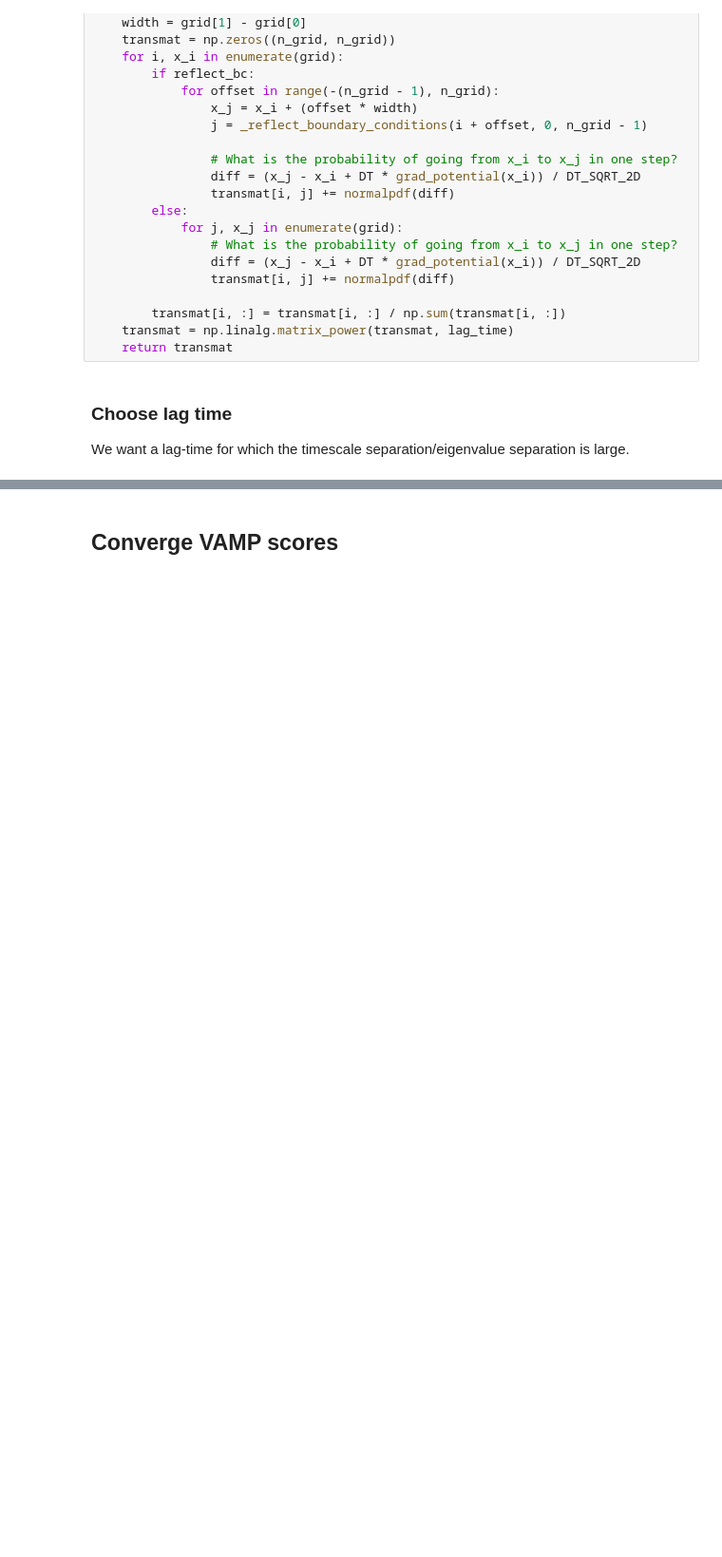
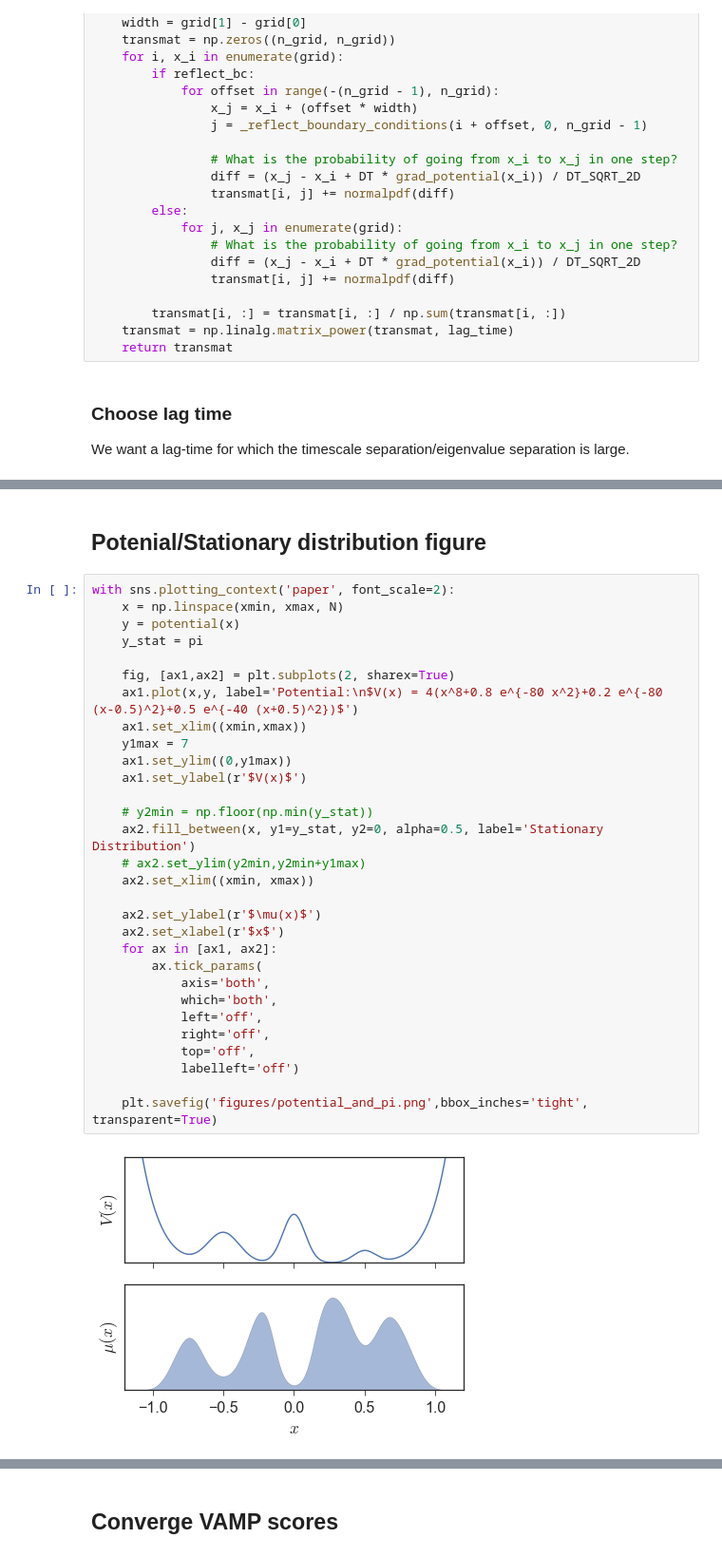
Before and after one commit to RobertArbon/four_well_analysis, a Jupyter notebook: QuadWell/QuadWell Exact Values.ipynb, the cells around one changed output, grey strips where cells are left out. Shown: that part at 95% size. Saved outputs shown, nothing was run; the diff lists cells and outputs as text; blank space fills up the shorter version.

```diff
--- a/QuadWell/QuadWell Exact Values.ipynb
+++ b/QuadWell/QuadWell Exact Values.ipynb
@@ -180,3 +170,37 @@ ax.set_xlabel(r'$\tau$')
+# %% [markdown]
+## Potenial/Stationary distribution figure
+# %%
+with sns.plotting_context('paper', font_scale=2):
+    x = np.linspace(xmin, xmax, N)
+    y = potential(x)
+    y_stat = pi
+
+    fig, [ax1,ax2] = plt.subplots(2, sharex=True)
+    ax1.plot(x,y, label='Potential:\n$V(x) = 4(x^8+0.8 e^{-80 x^2}+0.2 e^{-80 (x-0.5)^2}+0.5 e^{-40 (x+0.5)^2})$')
+    ax1.set_xlim((xmin,xmax))
+    y1max = 7
+    ax1.set_ylim((0,y1max))
+    ax1.set_ylabel(r'$V(x)$')
+
+    # y2min = np.floor(np.min(y_stat))
+    ax2.fill_between(x, y1=y_stat, y2=0, alpha=0.5, label='Stationary Distribution')
+    # ax2.set_ylim(y2min,y2min+y1max)
+    ax2.set_xlim((xmin, xmax))
+
+    ax2.set_ylabel(r'$\mu(x)$')
+    ax2.set_xlabel(r'$x$')
+    for ax in [ax1, ax2]:
+        ax.tick_params(
+            axis='both',
+            which='both',
+            left='off',
+            right='off',
+            top='off',
+            labelleft='off')
+
+    plt.savefig('figures/potential_and_pi.png',bbox_inches='tight',  transparent=True)
+# %% [output]
+[figure, added]
 # %%
 T = brownian_transmat(n_grid=N, lag_time=int(tau_at_max), grad_potential=QUADWELL_GRAD_POTENTIAL,
                       xmin=xmin, xmax=xmax, reflect_bc=False)
```
Also changed, not shown: parts of 17 cells of this notebook.
